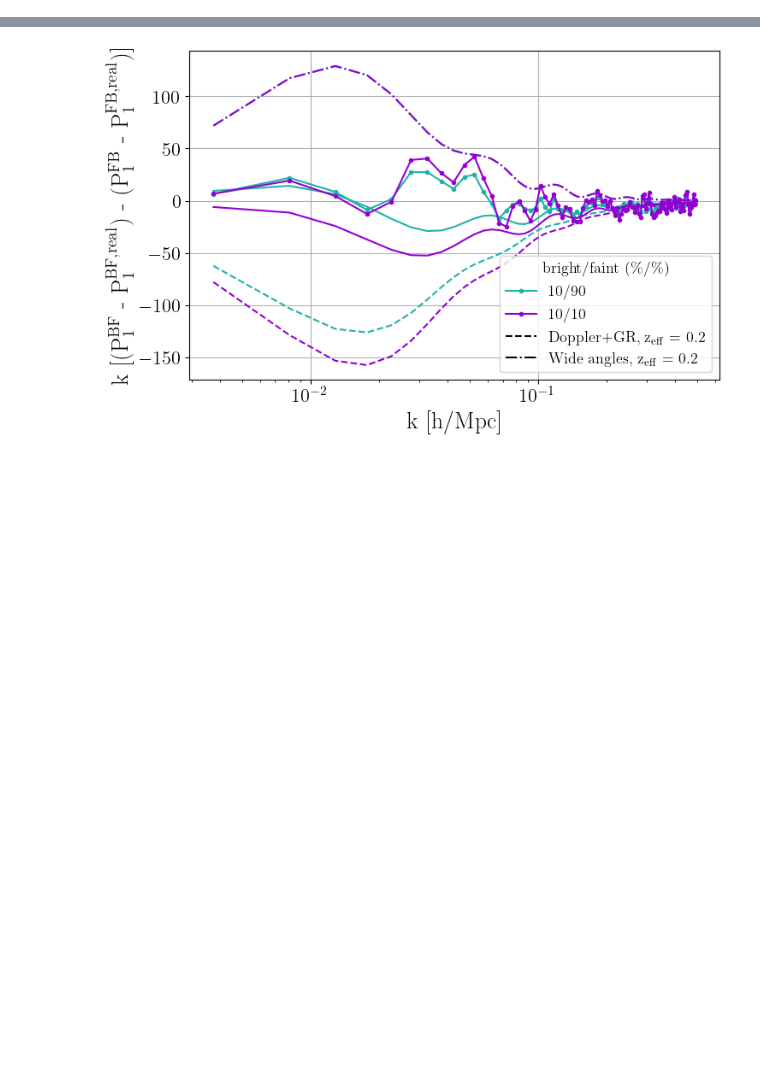
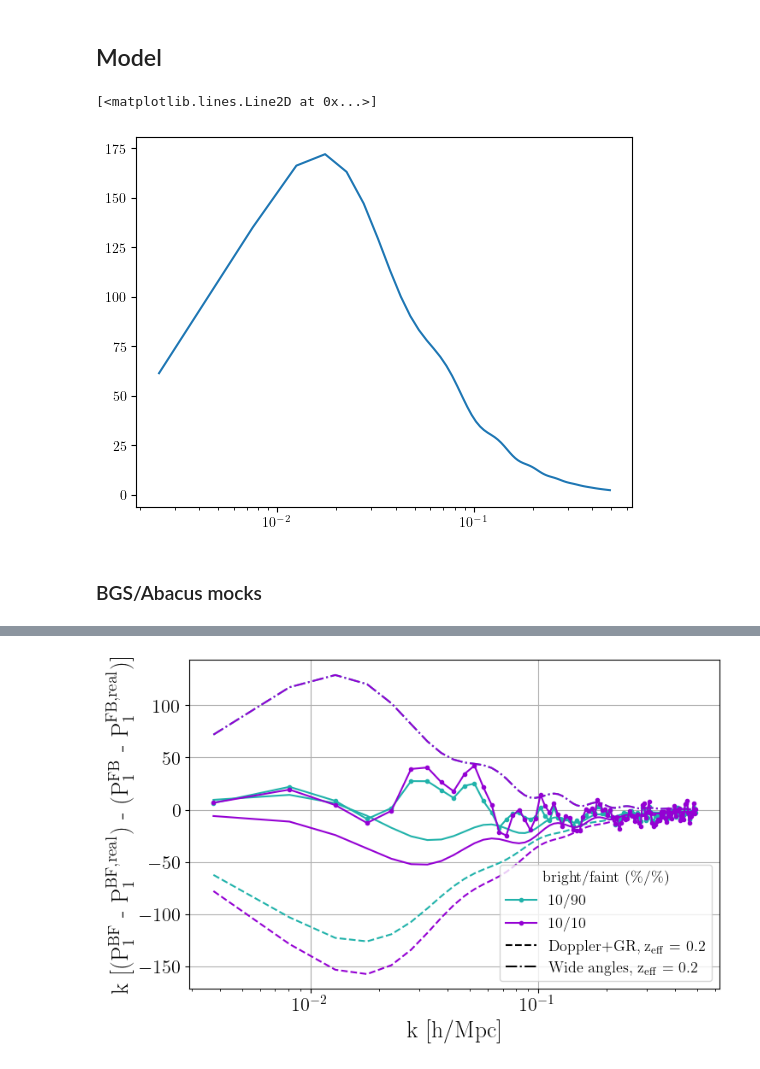
Before and after one commit to JadePiat/Relativistic_effects, a Jupyter notebook: power_spectrum.ipynb, the cells around one changed output, grey strips where cells are left out. Cells and saved outputs as stored; diff of their text form; code cells hidden in the pictures; blank space fills up the shorter version.

```diff
--- a/power_spectrum.ipynb
+++ b/power_spectrum.ipynb
@@ -18,0 +22,16 @@ from cosmoprimo import *
+# %% [markdown]
+## Model
+# %%
+b = [1.5,1]
+s = [0.9, 0.3]
+z = 0.2
+
+k = np.arange(0,0.5,0.005)[:-1]+0.005/2
+
+plt.figure()
+plt.xscale('log')
+
+plt.plot(k, k*2*Doppler(k,z,s,b))
+# %% [output]
+[<matplotlib.lines.Line2D at 0x...>]
+[figure, added]
@@ -39,0 +117,2 @@ def wide_angles(z,k,b,matter_power,dPm):
+# %% [markdown]
+### BGS/Abacus mocks
```
Also changed, not shown: parts of 15 cells of this notebook, 19 other files.
